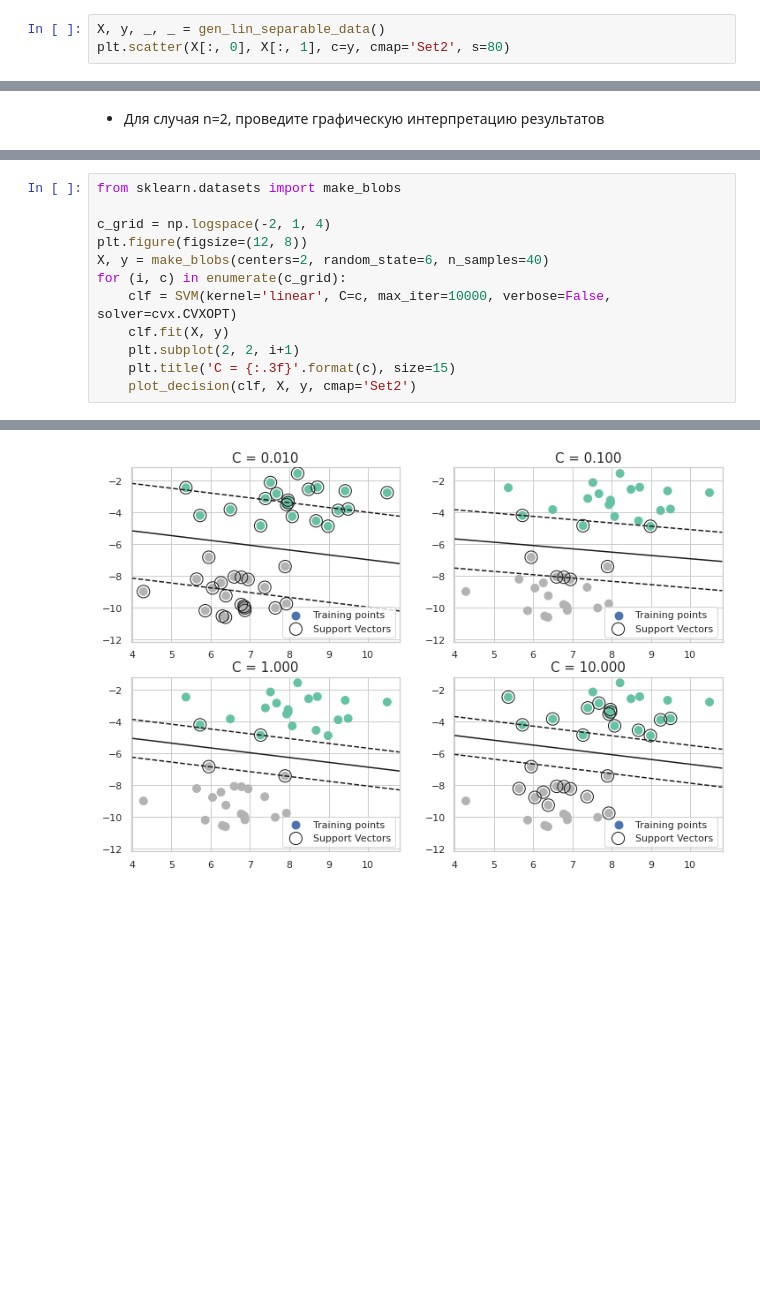
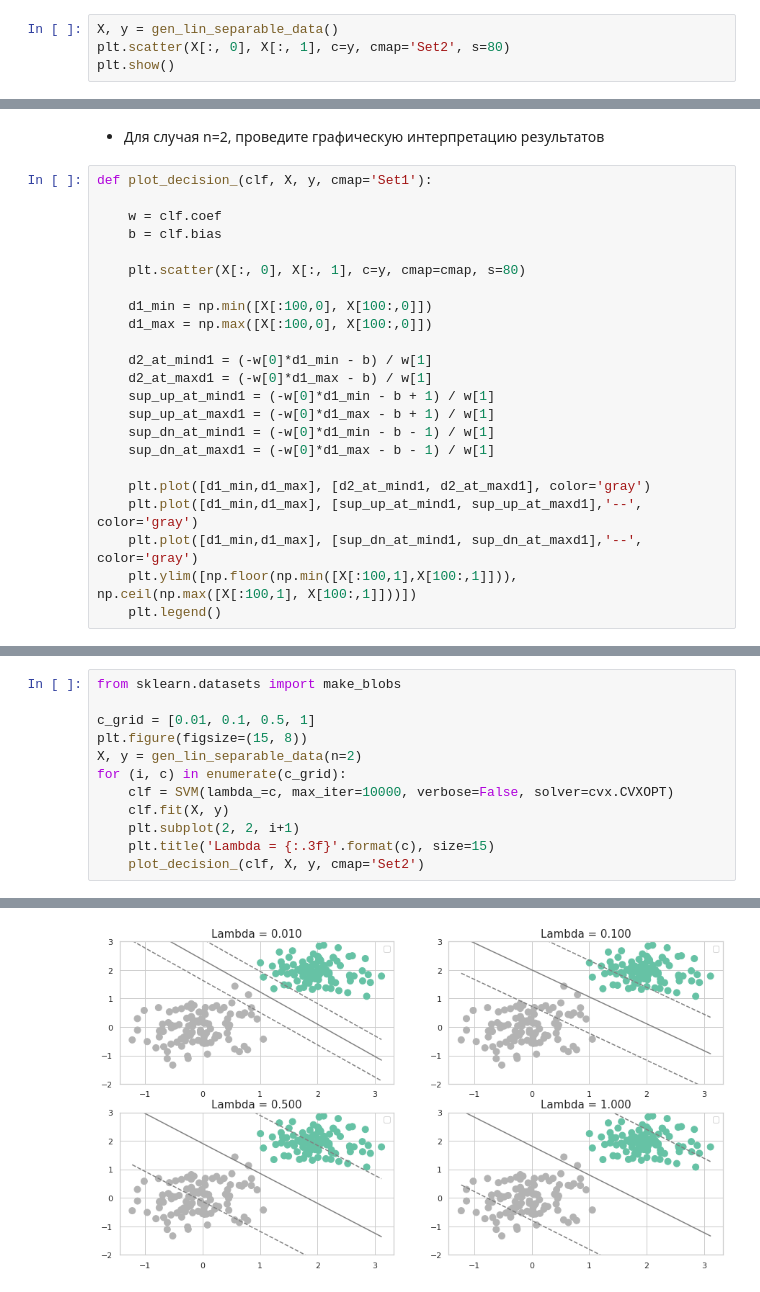
Before and after one commit to iamilyasedunov/convex_optimization_SVM, a Jupyter notebook: lab1_SMPR.ipynb, the cells around one changed output, grey strips where cells are left out. Drawn from its saved outputs; the diff is of its cells as text; blank space fills up the shorter version.

```diff
--- a/lab1_SMPR.ipynb
+++ b/lab1_SMPR.ipynb
@@ -154,4 +84,5 @@ def gen_lin_separable_data(n=2, N=100):
 # %%
-X, y, _, _ = gen_lin_separable_data()
+X, y = gen_lin_separable_data()
 plt.scatter(X[:, 0], X[:, 1], c=y, cmap='Set2', s=80)
+plt.show()
 # %% [output]
@@ -187,2 +215,25 @@ plt.show()
 # %% [markdown]
 - Для случая n=2, проведите графическую интерпретацию результатов
+# %%
+def plot_decision_(clf, X, y, cmap='Set1'):
+
+    w = clf.coef
+    b = clf.bias
+
+    plt.scatter(X[:, 0], X[:, 1], c=y, cmap=cmap, s=80)
+
+    d1_min = np.min([X[:100,0], X[100:,0]])
+    d1_max = np.max([X[:100,0], X[100:,0]])
+
+    d2_at_mind1 = (-w[0]*d1_min - b) / w[1]
+    d2_at_maxd1 = (-w[0]*d1_max - b) / w[1]
+    sup_up_at_mind1 = (-w[0]*d1_min - b + 1) / w[1]
+    sup_up_at_maxd1 = (-w[0]*d1_max - b + 1) / w[1]
+    sup_dn_at_mind1 = (-w[0]*d1_min - b - 1) / w[1]
+    sup_dn_at_maxd1 = (-w[0]*d1_max - b - 1) / w[1]
+
+    plt.plot([d1_min,d1_max], [d2_at_mind1, d2_at_maxd1], color='gray')
+    plt.plot([d1_min,d1_max], [sup_up_at_mind1, sup_up_at_maxd1],'--', color='gray')
+    plt.plot([d1_min,d1_max], [sup_dn_at_mind1, sup_dn_at_maxd1],'--', color='gray')
+    plt.ylim([np.floor(np.min([X[:100,1],X[100:,1]])), np.ceil(np.max([X[:100,1], X[100:,1]]))])
+    plt.legend()
@@ -189,13 +245,13 @@ plt.show()
 # %%
 from sklearn.datasets import make_blobs
 
-c_grid = np.logspace(-2, 1, 4)
-plt.figure(figsize=(12, 8))
-X, y = make_blobs(centers=2, random_state=6, n_samples=40)
+c_grid = [0.01, 0.1, 0.5, 1]
+plt.figure(figsize=(15, 8))
+X, y = gen_lin_separable_data(n=2)
 for (i, c) in enumerate(c_grid):
-    clf = SVM(kernel='linear', C=c, max_iter=10000, verbose=False, solver=cvx.CVXOPT)
+    clf = SVM(lambda_=c, max_iter=10000, verbose=False, solver=cvx.CVXOPT)
     clf.fit(X, y)
     plt.subplot(2, 2, i+1)
-    plt.title('C = {:.3f}'.format(c), size=15)
-    plot_decision(clf, X, y, cmap='Set2')
+    plt.title('Lambda = {:.3f}'.format(c), size=15)
+    plot_decision_(clf, X, y, cmap='Set2')
 # %% [output]
@@ -202 +262 @@ for (i, c) in enumerate(c_grid):
-[figure, old version]
+[figure, new version]
```
Also changed, not shown: parts of 23 cells of this notebook.
